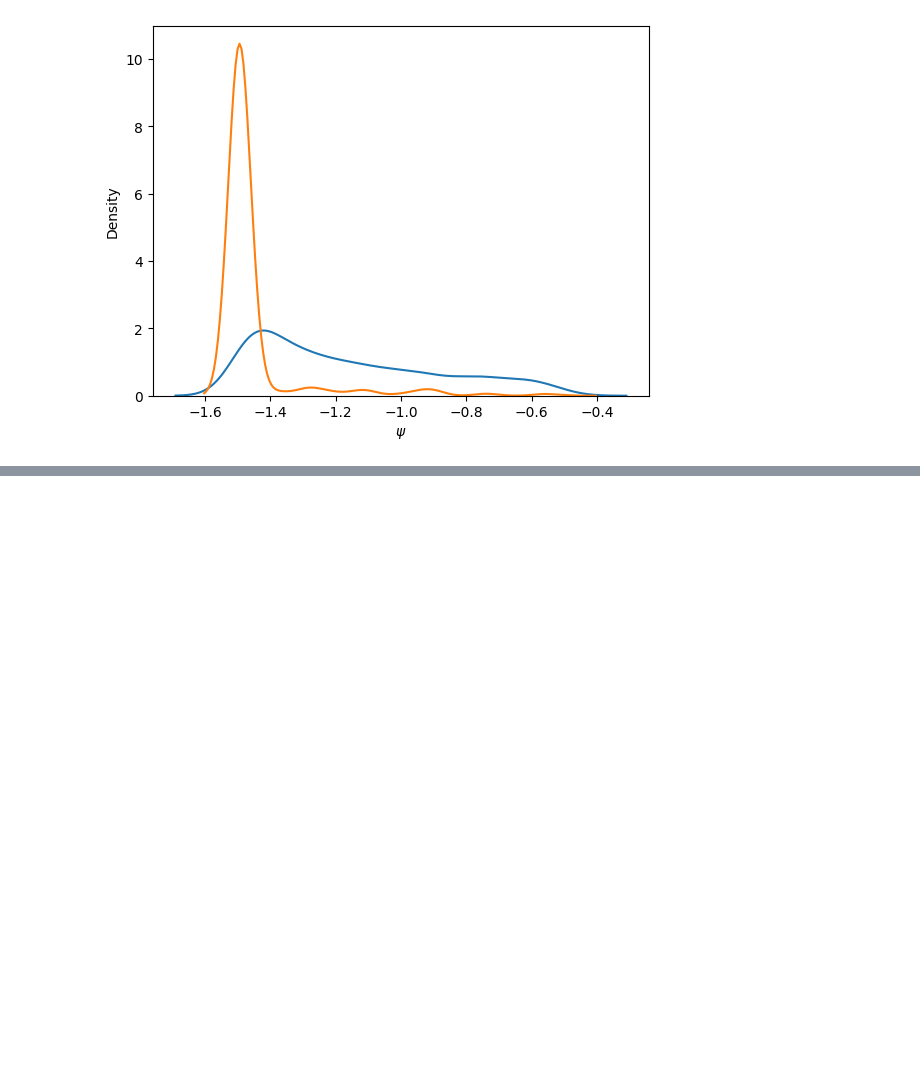
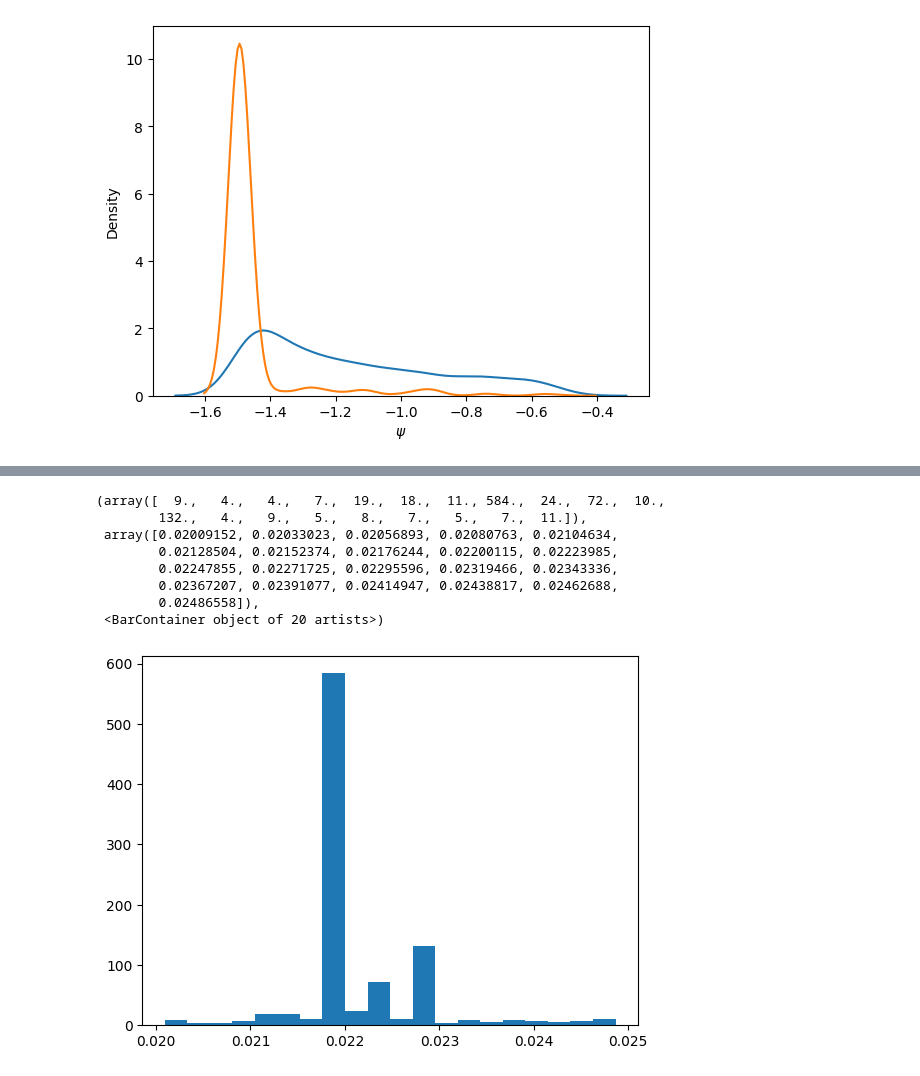
Before and after one commit to igomezv/cosmo_tools, a Jupyter notebook: models/genetic_paper/plots.ipynb, the cells around one changed output, grey strips where cells are left out. Drawn from its saved outputs; the diff is of its cells as text; code cells hidden in the pictures; blank space fills up the shorter version.

```diff
--- a/models/genetic_paper/plots.ipynb
+++ b/models/genetic_paper/plots.ipynb
@@ -709,0 +681,12 @@ ax.grid()
+# %%
+plt.hist(data2[:,3], bins=20)
+# %% [output]
+(array([  9.,   4.,   4.,   7.,  19.,  18.,  11., 584.,  24.,  72.,  10.,
+        132.,   4.,   9.,   5.,   8.,   7.,   5.,   7.,  11.]),
+ array([0.02009152, 0.02033023, 0.02056893, 0.02080763, 0.02104634,
+        0.02128504, 0.02152374, 0.02176244, 0.02200115, 0.02223985,
+        0.02247855, 0.02271725, 0.02295596, 0.02319466, 0.02343336,
+        0.02367207, 0.02391077, 0.02414947, 0.02438817, 0.02462688,
+        0.02486558]),
+ <BarContainer object of 20 artists>)
+[figure, added]
```
Also changed, not shown: parts of 11 cells of this notebook.
